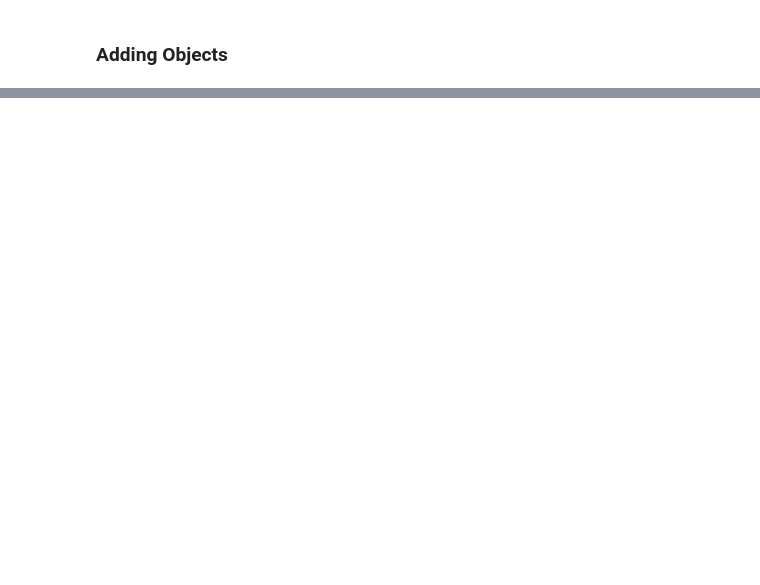
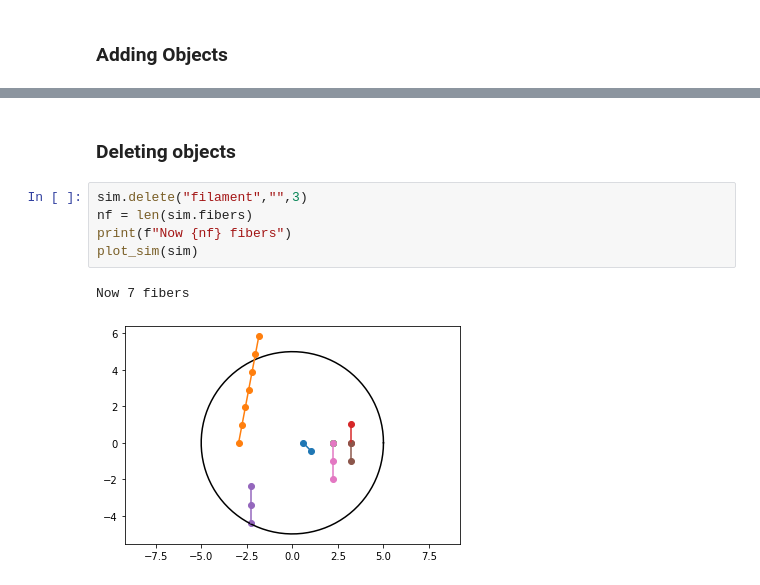
Before and after one commit to andresbonil/cytosim, a Jupyter notebook: cythosim_objects.ipynb, the cells around one changed output, grey strips where cells are left out. Saved outputs shown, nothing was run; the diff lists cells and outputs as text; blank space fills up the shorter version.

```diff
--- a/cythosim_objects.ipynb
+++ b/cythosim_objects.ipynb
@@ -104,0 +117,10 @@ plot_sim(sim)
+# %% [markdown]
+### Deleting objects
+# %%
+sim.delete("filament","",3)
+nf = len(sim.fibers)
+print(f"Now {nf} fibers")
+plot_sim(sim)
+# %% [output]
+Now 7 fibers
+[figure, added]
```
Also changed, not shown: parts of 13 cells of this notebook, 3 other files.
